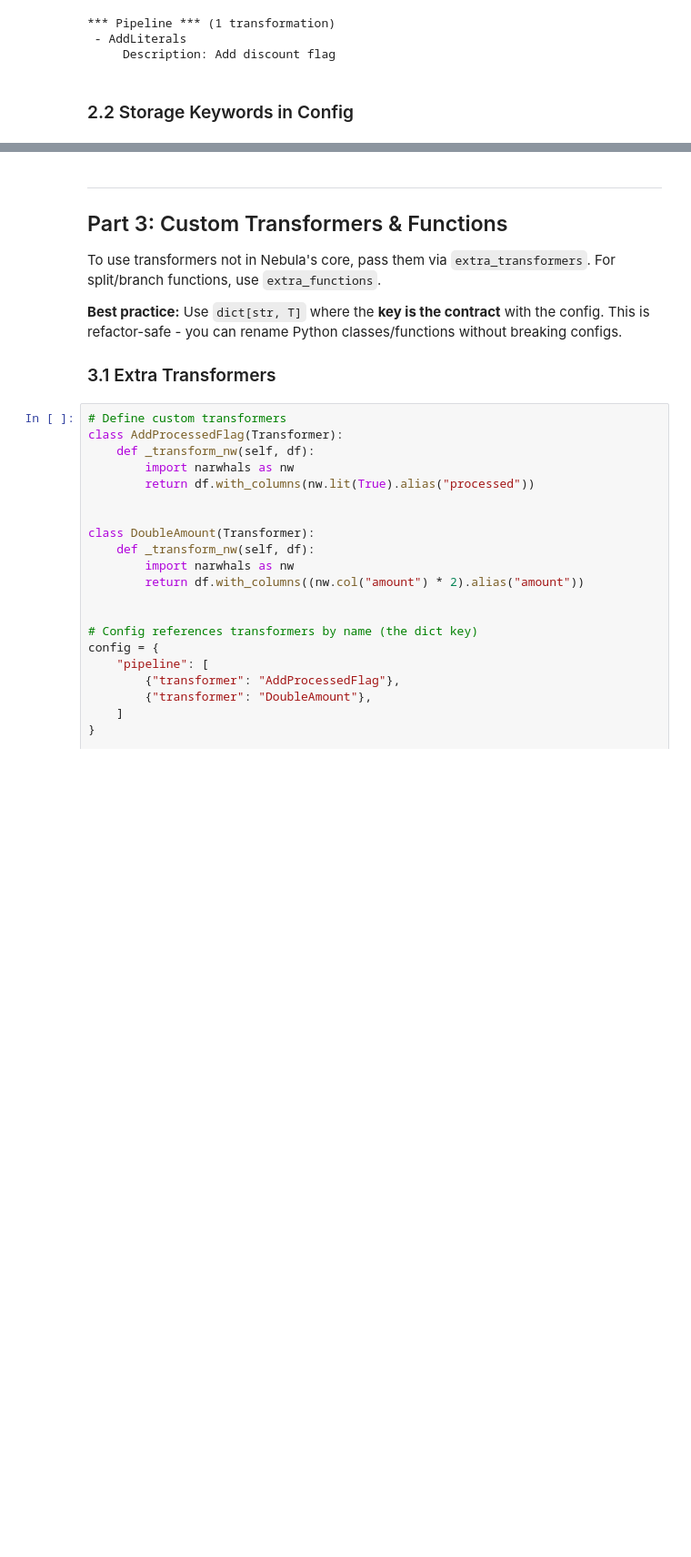
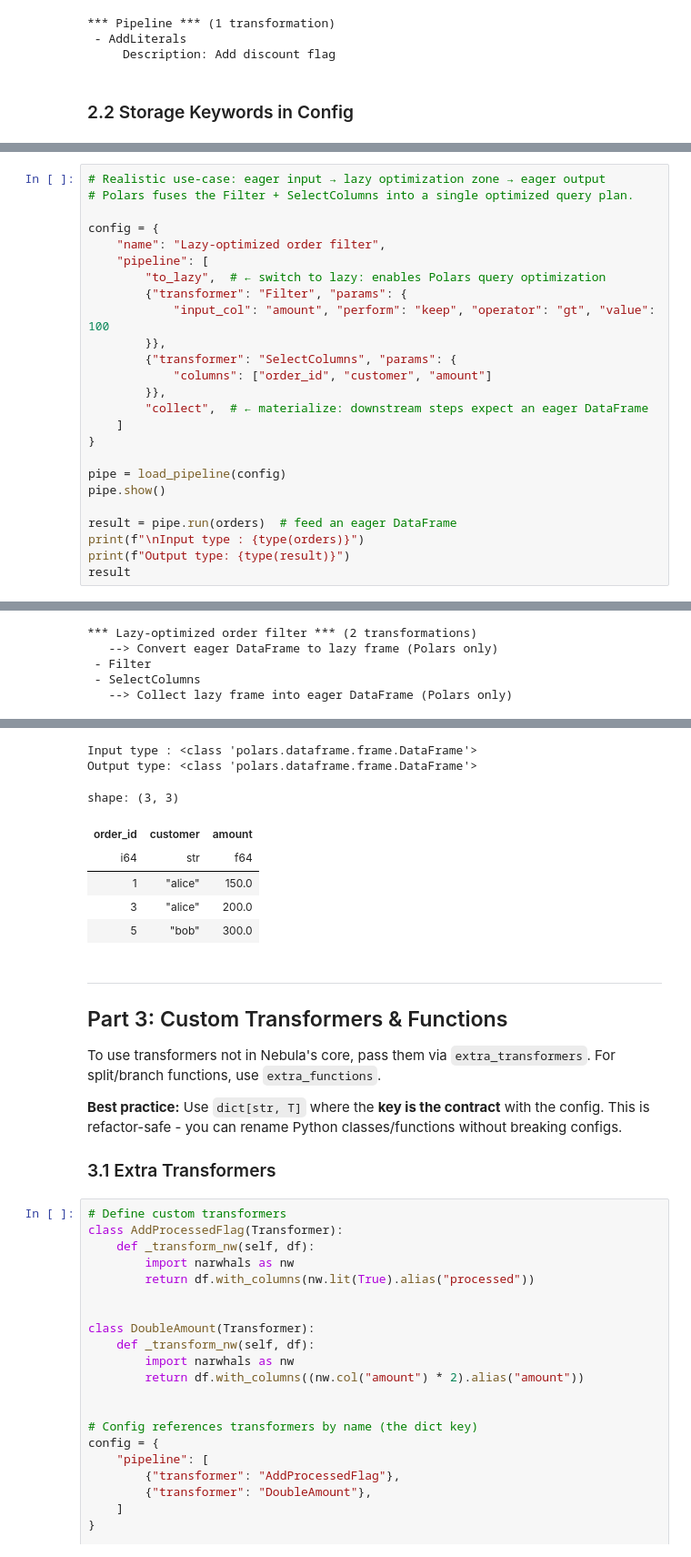
Before and after one commit to nielsen-oss/nebula, a Jupyter notebook: example_notebooks/05_configuration_driven.ipynb, the cells around one changed output, grey strips where cells are left out. Shown at 91% size. Saved outputs shown, nothing was run; the diff lists cells and outputs as text; blank space fills up the shorter version.

```diff
--- a/example_notebooks/05_configuration_driven.ipynb
+++ b/example_notebooks/05_configuration_driven.ipynb
@@ -251,0 +350,26 @@ Stored keys: ['filtered_orders']
+# %%
+# Realistic use-case: eager input → lazy optimization zone → eager output
+# Polars fuses the Filter + SelectColumns into a single optimized query plan.
+
+config = {
+    "name": "Lazy-optimized order filter",
+    "pipeline": [
+        "to_lazy",  # ← switch to lazy: enables Polars query optimization
+        {"transformer": "Filter", "params": {
+            "input_col": "amount", "perform": "keep", "operator": "gt", "value": 100
+        }},
+        {"transformer": "SelectColumns", "params": {
+            "columns": ["order_id", "customer", "amount"]
+        }},
+        "collect",  # ← materialize: downstream steps expect an eager DataFrame
+    ]
+}
+
+pipe = load_pipeline(config)
+pipe.show()
+
+result = pipe.run(orders)  # feed an eager DataFrame
+print(f"\nInput type : {type(orders)}")
+print(f"Output type: {type(result)}")
+result
+# %% [output]
@@ -251,0 +379,5 @@ Stored keys: ['filtered_orders']
+*** Lazy-optimized order filter *** (2 transformations)
+   --> Convert eager DataFrame to lazy frame (Polars only)
+ - Filter
+ - SelectColumns
+   --> Collect lazy frame into eager DataFrame (Polars only)
@@ -252,3 +387,11 @@ Stored keys: ['filtered_orders']
+Input type : <class 'polars.dataframe.frame.DataFrame'>
+Output type: <class 'polars.dataframe.frame.DataFrame'>
+shape: (3, 3)
+| order_id | customer | amount |
+| i64 | str | f64 |
+| 1 | "alice" | 150.0 |
+| 3 | "alice" | 200.0 |
+| 5 | "bob" | 300.0 |
 # %% [markdown]
 ---
 ## Part 3: Custom Transformers & Functions
```
Also changed, not shown: parts of 25 cells of this notebook.
